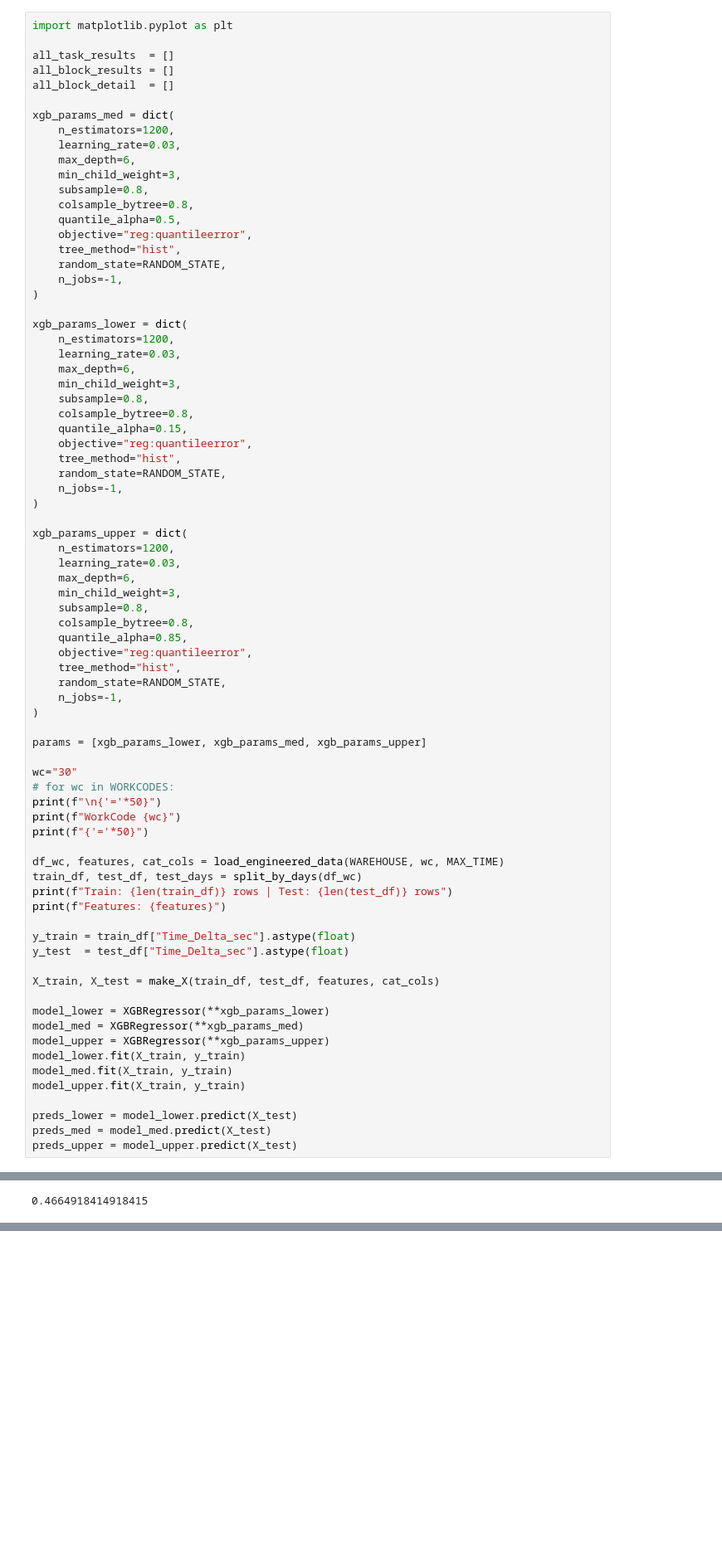
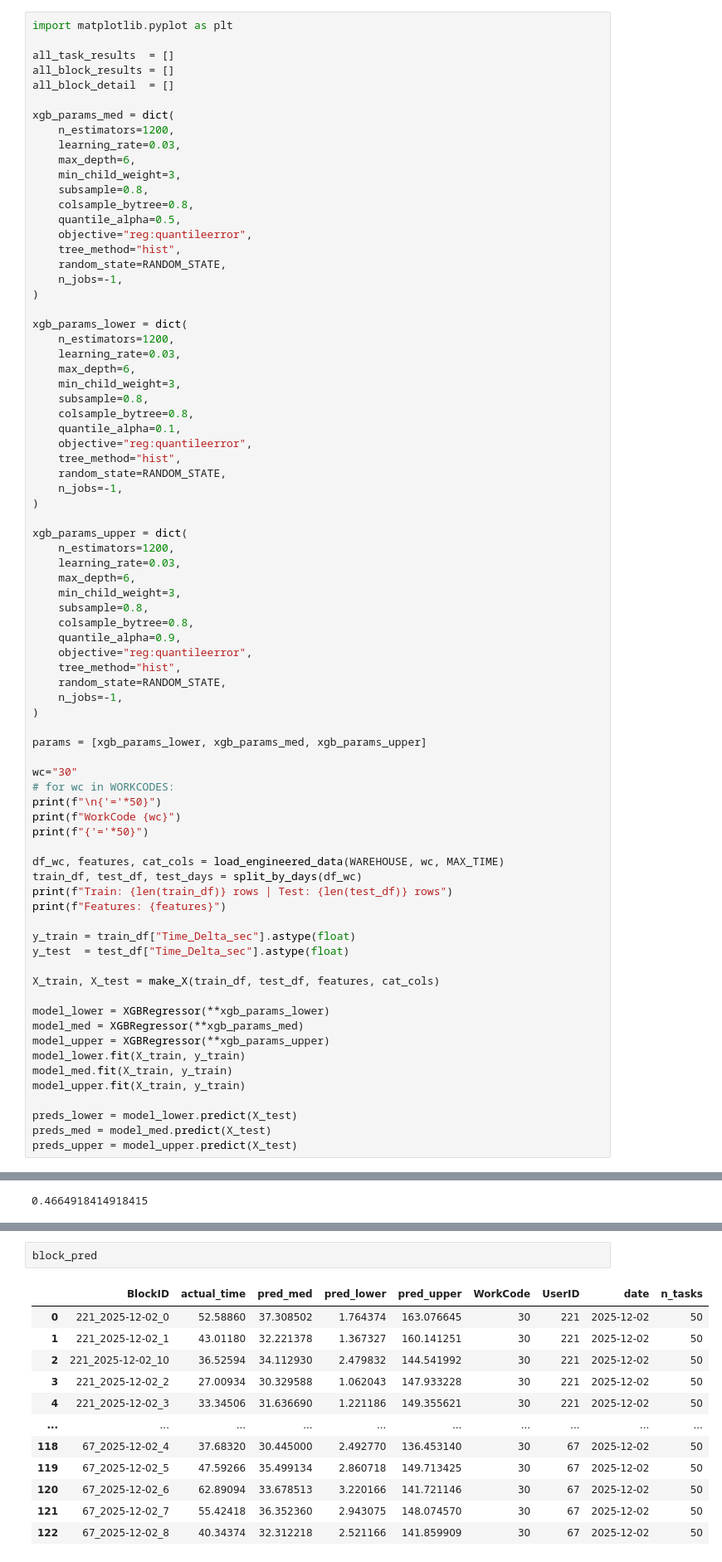
Before and after one commit to JiashenWangg/Lucas_Systems_Capstone_Project, a Jupyter notebook: Model_Betsy_Conan/final_oe_PI.ipynb, the cells around one changed output, grey strips where cells are left out. Shown at 83% size. Saved outputs shown, nothing was run; the diff lists cells and outputs as text; blank space fills up the shorter version.

```diff
--- a/Model_Betsy_Conan/final_oe_PI.ipynb
+++ b/Model_Betsy_Conan/final_oe_PI.ipynb
@@ -156,7 +156,7 @@ xgb_params_lower = dict(
     min_child_weight=3,
     subsample=0.8,
     colsample_bytree=0.8,
-    quantile_alpha=0.15,
+    quantile_alpha=0.1,
     objective="reg:quantileerror",
     tree_method="hist",
     random_state=RANDOM_STATE,
@@ -170,7 +170,7 @@ xgb_params_upper = dict(
     min_child_weight=3,
     subsample=0.8,
     colsample_bytree=0.8,
-    quantile_alpha=0.85,
+    quantile_alpha=0.9,
     objective="reg:quantileerror",
     tree_method="hist",
     random_state=RANDOM_STATE,
@@ -268,0 +303,15 @@ print(f"  Blocks: {len(block_pred)} | MAE: {metrics_med['mae']:.1f}s | "
+# %%
+block_pred
+# %% [output]
+|  | BlockID | actual_time | pred_med | pred_lower | pred_upper | WorkCode | UserID | date | n_tasks |
+| 0 | 221_2025-12-02_0 | 52.58860 | 37.308502 | 1.764374 | 163.076645 | 30 | 221 | 2025-12-02 | 50 |
+| 1 | 221_2025-12-02_1 | 43.01180 | 32.221378 | 1.367327 | 160.141251 | 30 | 221 | 2025-12-02 | 50 |
+| 2 | 221_2025-12-02_10 | 36.52594 | 34.112930 | 2.479832 | 144.541992 | 30 | 221 | 2025-12-02 | 50 |
+| 3 | 221_2025-12-02_2 | 27.00934 | 30.329588 | 1.062043 | 147.933228 | 30 | 221 | 2025-12-02 | 50 |
+| 4 | 221_2025-12-02_3 | 33.34506 | 31.636690 | 1.221186 | 149.355621 | 30 | 221 | 2025-12-02 | 50 |
+| ... | ... | ... | ... | ... | ... | ... | ... | ... | ... |
+| 118 | 67_2025-12-02_4 | 37.68320 | 30.445000 | 2.492770 | 136.453140 | 30 | 67 | 2025-12-02 | 50 |
+| 119 | 67_2025-12-02_5 | 47.59266 | 35.499134 | 2.860718 | 149.713425 | 30 | 67 | 2025-12-02 | 50 |
+| 120 | 67_2025-12-02_6 | 62.89094 | 33.678513 | 3.220166 | 141.721146 | 30 | 67 | 2025-12-02 | 50 |
+| 121 | 67_2025-12-02_7 | 55.42418 | 36.352360 | 2.943075 | 148.074570 | 30 | 67 | 2025-12-02 | 50 |
+| 122 | 67_2025-12-02_8 | 40.34374 | 32.312218 | 2.521166 | 141.859909 | 30 | 67 | 2025-12-02 | 50 |
```
Also changed, not shown: parts of 6 cells of this notebook.
